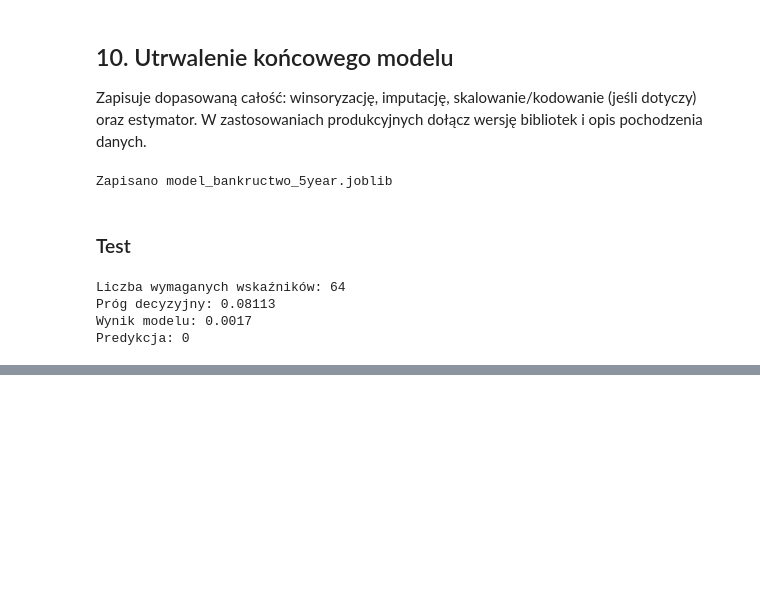
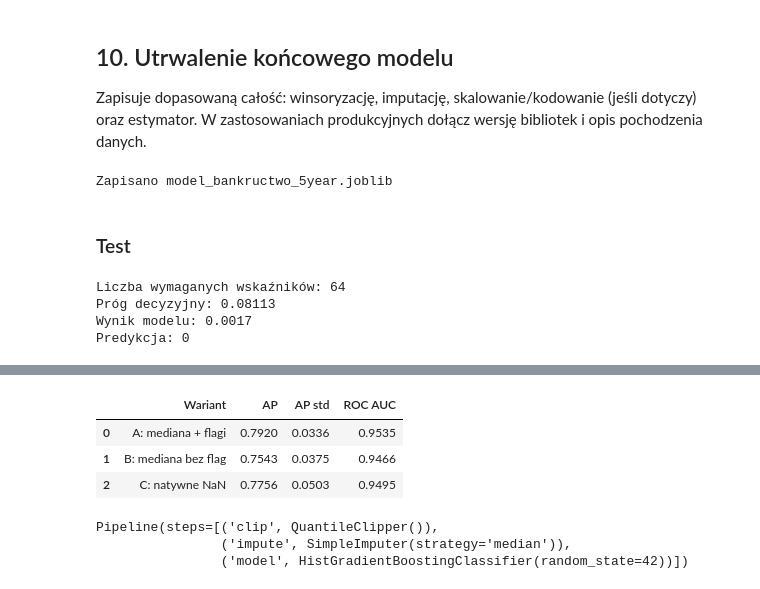
Before and after one commit to marczyz/Projekt_inzynierski-main, a Jupyter notebook: Bankructwo Polskie firmy/modele/model_bankructwo_pipeline.ipynb, the cells around one changed output, grey strips where cells are left out. Cells and saved outputs as stored; diff of their text form; code cells hidden in the pictures; blank space fills up the shorter version.

```diff
--- a/Bankructwo Polskie firmy/modele/model_bankructwo_pipeline.ipynb
+++ b/Bankructwo Polskie firmy/modele/model_bankructwo_pipeline.ipynb
@@ -456,0 +564,77 @@ Predykcja: 0
+# %%
+from sklearn.base import clone
+from sklearn.pipeline import Pipeline
+from sklearn.impute import SimpleImputer
+from sklearn.model_selection import cross_validate
+import pandas as pd
+
+warianty = {
+    "A: mediana + flagi": Pipeline([
+        ("clip", QuantileClipper()),
+        ("impute", SimpleImputer(
+            strategy="median",
+            add_indicator=True
+        )),
+        ("model", clone(model_hgb))
+    ]),
+
+    "B: mediana bez flag": Pipeline([
+        ("clip", QuantileClipper()),
+        ("impute", SimpleImputer(
+            strategy="median",
+            add_indicator=False
+        )),
+        ("model", clone(model_hgb))
+    ]),
+
+    "C: natywne NaN": Pipeline([
+        ("clip", QuantileClipper()),
+        ("model", clone(model_hgb))
+    ])
+}
+
+wyniki_brakow = []
+
+for nazwa, pipeline in warianty.items():
+    scores = cross_validate(
+        pipeline,
+        X_train,
+        y_train,
+        cv=cv_test,
+        scoring={
+            "AP": "average_precision",
+            "ROC_AUC": "roc_auc"
+        },
+        n_jobs=-1
+    )
+
+    wyniki_brakow.append({
+        "Wariant": nazwa,
+        "AP": scores["test_AP"].mean(),
+        "AP std": scores["test_AP"].std(),
+        "ROC AUC": scores["test_ROC_AUC"].mean()
+    })
+
+wyniki_brakow_df = pd.DataFrame(wyniki_brakow)
+
+display(wyniki_brakow_df.round(4))
+# %% [output]
+|  | Wariant | AP | AP std | ROC AUC |
+| 0 | A: mediana + flagi | 0.7920 | 0.0336 | 0.9535 |
+| 1 | B: mediana bez flag | 0.7543 | 0.0375 | 0.9466 |
+| 2 | C: natywne NaN | 0.7756 | 0.0503 | 0.9495 |
+# %%
+model_sama_mediana = Pipeline([
+    ("clip", QuantileClipper(0.01, 0.99)),
+    ("impute", SimpleImputer(
+        strategy="median",
+        add_indicator=False
+    )),
+    ("model", clone(model_hgb))
+])
+
+model_sama_mediana.fit(X_train, y_train)
+# %% [output]
+Pipeline(steps=[('clip', QuantileClipper()),
+                ('impute', SimpleImputer(strategy='median')),
+                ('model', HistGradientBoostingClassifier(random_state=42))])
```
Also changed, not shown: parts of 12 cells of this notebook.
